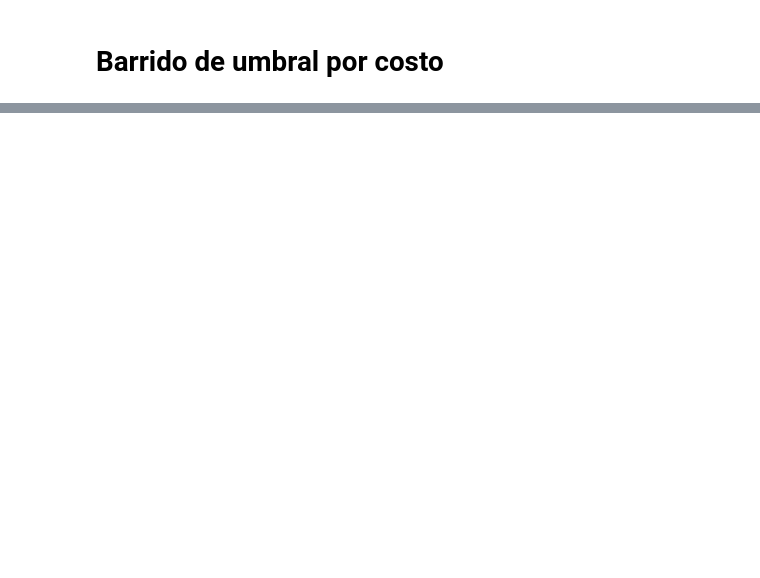
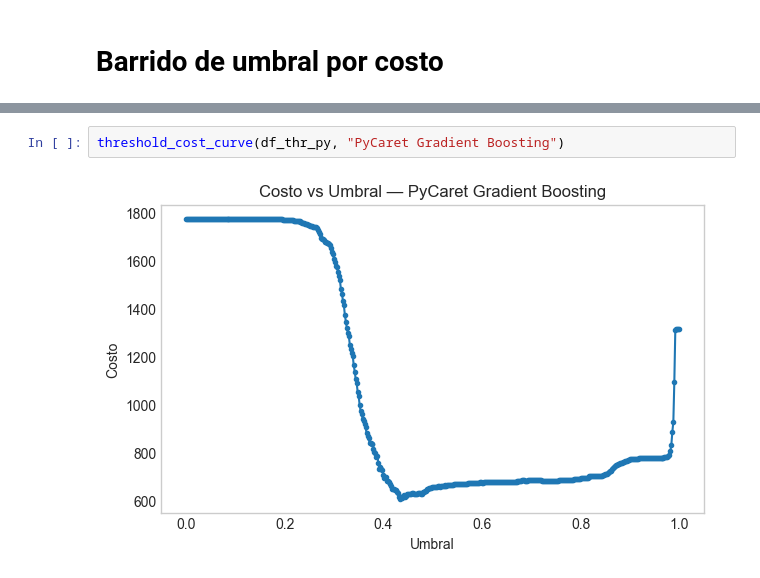
Before and after one commit to plijtmaer/fundamentos-aprendizaje-automatico, a Jupyter notebook: Notebooks/5- Interpretacion Models.ipynb, the cells around one changed output, grey strips where cells are left out. Cells and saved outputs as stored; diff of their text form; blank space fills up the shorter version.

```diff
--- a/Notebooks/5- Interpretacion Models.ipynb
+++ b/Notebooks/5- Interpretacion Models.ipynb
@@ -486,0 +171,4 @@ El modelo calibrado y regularizado ofrece:
+# %%
+threshold_cost_curve(df_thr_py, "PyCaret Gradient Boosting")
+# %% [output]
+[figure, added]
```
Also changed, not shown: parts of 31 cells of this notebook.
